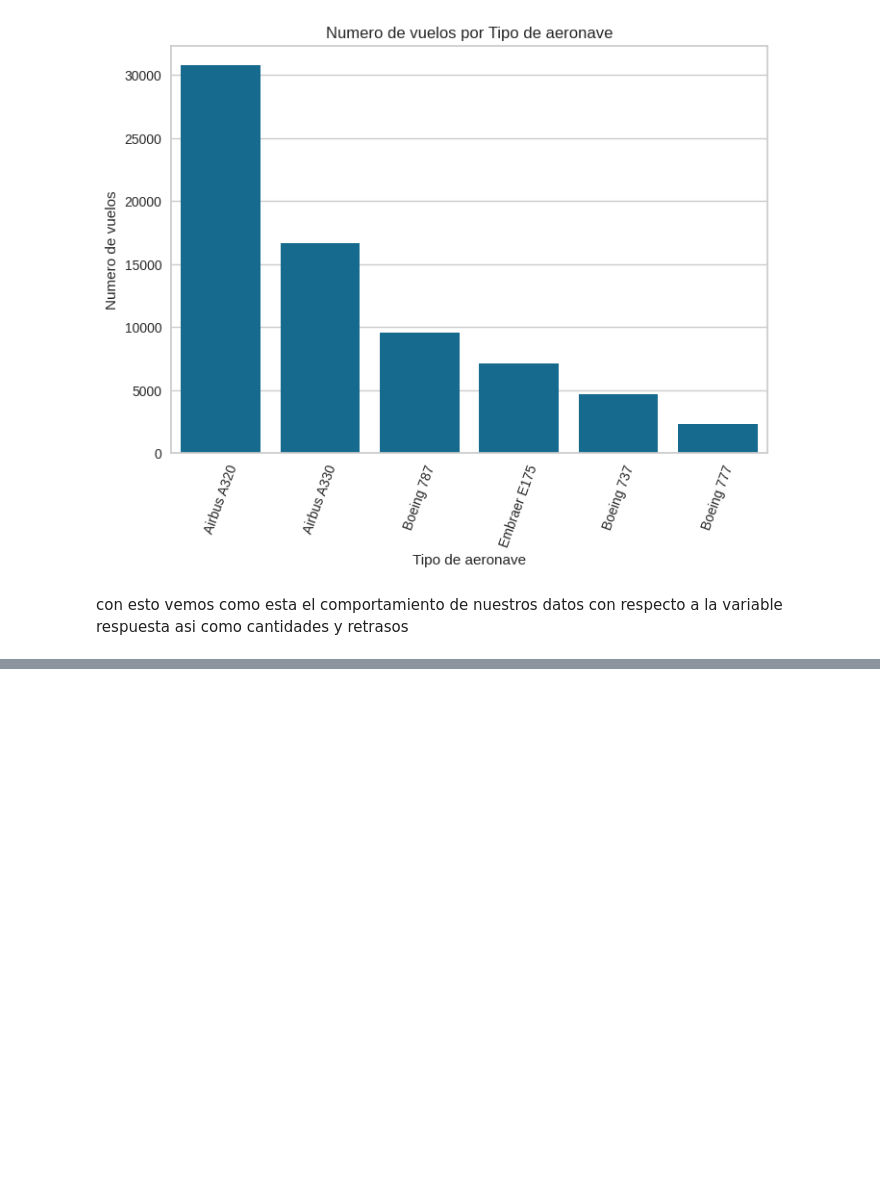
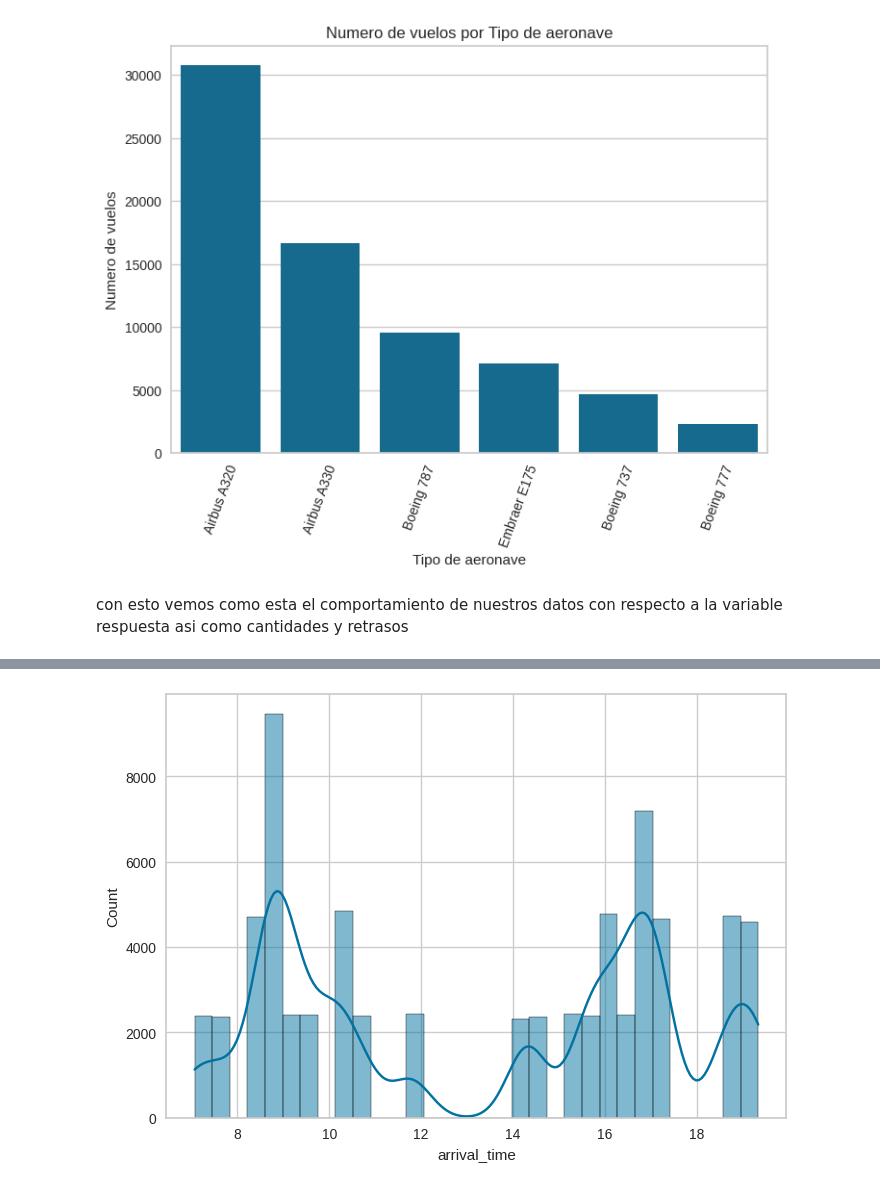
Before and after one commit to Kevincancino26/mis-notebook-de-estudio-, a Jupyter notebook: IA_aumentada_previsión_de_atraso_de_vuelo.ipynb, the cells around one changed output, grey strips where cells are left out. Drawn from its saved outputs; the diff is of its cells as text; code cells hidden in the pictures; blank space fills up the shorter version.

```diff
--- a/IA_aumentada_previsión_de_atraso_de_vuelo.ipynb
+++ b/IA_aumentada_previsión_de_atraso_de_vuelo.ipynb
@@ -191,0 +202,12 @@ con esto vemos como esta el comportamiento de nuestros datos con respecto a la v
+# %%
+#funcion que recrea la formula anterior dicha y ayuda a estbalecer el rango intercuantil
+def ancho_bin(df,columna):
+  q75,q25=np.percentile(df[columna],[75,25])
+  iqr=q75-q25
+  ancho=2 * iqr * np.power(len(df[columna]),-1/3)
+  return ancho
+# %%
+binwidth= ancho_bin(df_vuelos,'arrival_time')
+sns.histplot(df_vuelos,x='arrival_time',kde=True,binwidth=binwidth);
+# %% [output]
+[figure, added]
```
Also changed, not shown: parts of 11 cells of this notebook.
